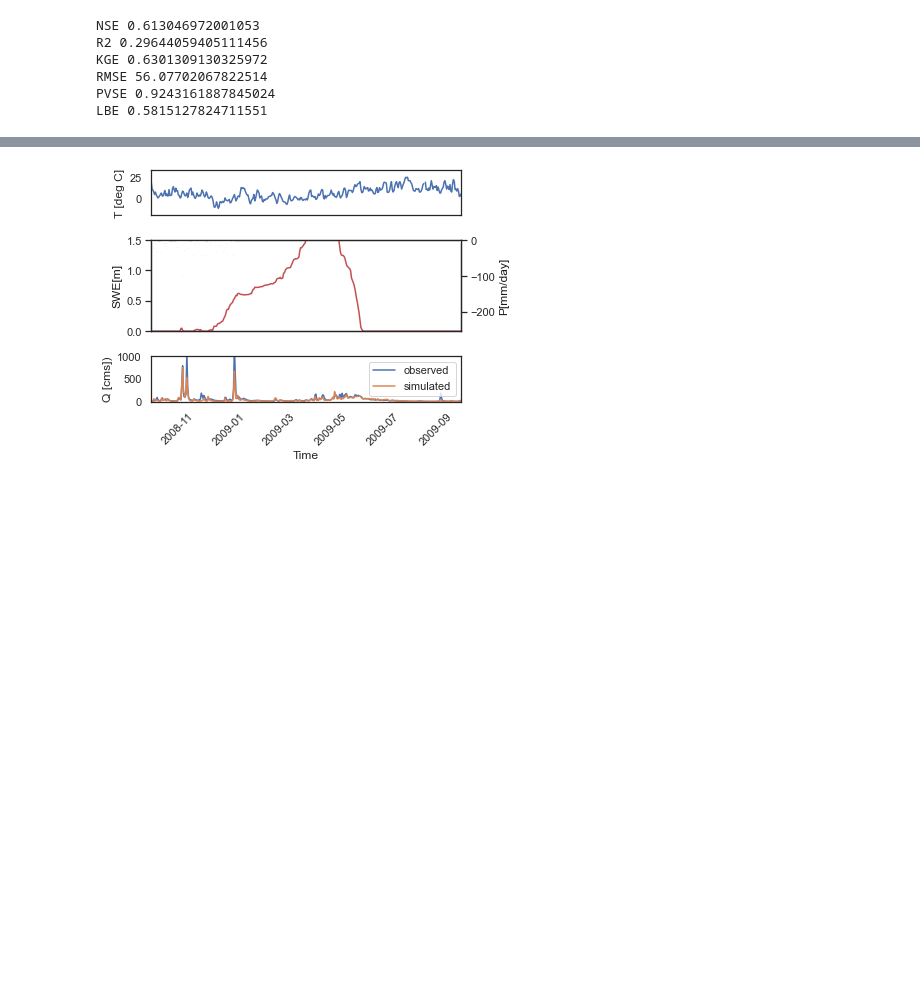
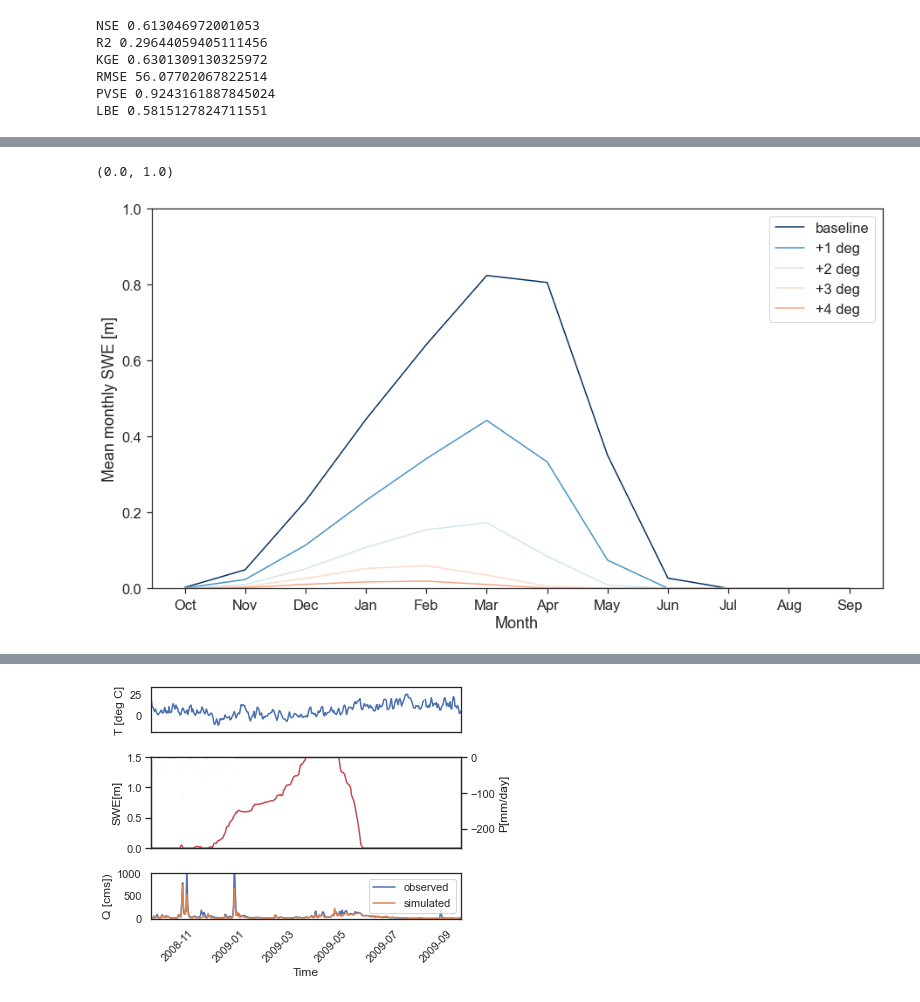
Before and after one commit to NCristea/Snow_SCL, a Jupyter notebook: plots_for_manuscript_final.ipynb, the cells around one changed output, grey strips where cells are left out. Drawn from its saved outputs; the diff is of its cells as text; code cells hidden in the pictures; blank space fills up the shorter version.

```diff
--- a/plots_for_manuscript_final.ipynb
+++ b/plots_for_manuscript_final.ipynb
@@ -244,0 +229,68 @@ sns.set_style("white")
+# %%
+#plot SWE from different model runs - sensitivity to warming
+
+sns.set_context("paper")
+sns.set(font_scale=1.5)
+#sns.set_style("whitegrid")
+sns.set_style("white")
+sns.set_style("ticks")
+pebble   = ['#053061','#2166ac','#4393c3','#92c5de','#d1e5f0','#fddbc7','#f4a582','#d6604d','#b2182b','#67001f']
+
+
+period_all_model_monthly_mean_bs_ = df_model_data_Skookum_prism_delta_05.loc['1995-10-01':'2020-09-30']
+period_all_model_monthly_mean_1deg_ = df_model_data_Skookum_prism_delta_05_1deg.loc['1995-10-01':'2020-09-30']
+period_all_model_monthly_mean_2deg_ = df_model_data_Skookum_prism_delta_05_2deg.loc['1995-10-01':'2020-09-30']
+period_all_model_monthly_mean_3deg_ = df_model_data_Skookum_prism_delta_05_3deg.loc['1995-10-01':'2020-09-30']
+period_all_model_monthly_mean_4deg_ = df_model_data_Skookum_prism_delta_05_4deg.loc['1995-10-01':'2020-09-30']
+
+period_all_obs = df_snotel_Skookum.loc['1981-10-01':'2020-09-30']
+period_all_obs_monthly_mean = period_all_obs.groupby(period_all_obs.index.month).mean()
+
+period_all_model_monthly_mean_bs = period_all_model_monthly_mean_bs_.groupby(period_all_model_monthly_mean_bs_.index.month).mean()
+period_all_model_monthly_mean_1deg = period_all_model_monthly_mean_1deg_.groupby(period_all_model_monthly_mean_1deg_.index.month).mean()
+period_all_model_monthly_mean_2deg = period_all_model_monthly_mean_2deg_.groupby(period_all_model_monthly_mean_2deg_.index.month).mean()
+period_all_model_monthly_mean_3deg = period_all_model_monthly_mean_3deg_.groupby(period_all_model_monthly_mean_3deg_.index.month).mean()
+period_all_model_monthly_mean_4deg = period_all_model_monthly_mean_4deg_.groupby(period_all_model_monthly_mean_4deg_.index.month).mean()
+
+def month_wy_for_plotting(calendar_monthly_mean):
+    temp = calendar_monthly_mean.loc[10:12]
+    model_monthly_mean_plot = pd.concat([temp, calendar_monthly_mean]).reset_index(drop = True)
+    model_monthly_mean_plot.drop(model_monthly_mean_plot.tail(3).index, inplace = True)
+    return model_monthly_mean_plot
+
+period_all_model_monthly_mean_plot_bs = month_wy_for_plotting(period_all_model_monthly_mean_bs)
+period_all_model_monthly_mean_plot_1deg = month_wy_for_plotting(period_all_model_monthly_mean_1deg)
+period_all_model_monthly_mean_plot_2deg = month_wy_for_plotting(period_all_model_monthly_mean_2deg)
+period_all_model_monthly_mean_plot_3deg = month_wy_for_plotting(period_all_model_monthly_mean_3deg)
+period_all_model_monthly_mean_plot_4deg = month_wy_for_plotting(period_all_model_monthly_mean_4deg)
+period_all_model_monthly_mean_plot_bs["Month"] =['Oct', 'Nov', 'Dec', 'Jan', 'Feb', 'Mar', 'Apr', 'May', 'Jun', 'Jul', 'Aug', 'Sep']
+period_all_model_monthly_mean_plot_1deg["Month"] =['Oct', 'Nov', 'Dec', 'Jan', 'Feb', 'Mar', 'Apr', 'May', 'Jun', 'Jul', 'Aug', 'Sep']
+period_all_model_monthly_mean_plot_2deg["Month"] =['Oct', 'Nov', 'Dec', 'Jan', 'Feb', 'Mar', 'Apr', 'May', 'Jun', 'Jul', 'Aug', 'Sep']
+period_all_model_monthly_mean_plot_3deg["Month"] =['Oct', 'Nov', 'Dec', 'Jan', 'Feb', 'Mar', 'Apr', 'May', 'Jun', 'Jul', 'Aug', 'Sep']
+period_all_model_monthly_mean_plot_4deg["Month"] =['Oct', 'Nov', 'Dec', 'Jan', 'Feb', 'Mar', 'Apr', 'May', 'Jun', 'Jul', 'Aug', 'Sep']
+
+period_all_obs_monthly_mean_plot = month_wy_for_plotting(period_all_obs_monthly_mean)
+
+period_all_obs_monthly_mean_plot["Month"] =['Oct', 'Nov', 'Dec', 'Jan', 'Feb', 'Mar', 'Apr', 'May', 'Jun', 'Jul', 'Aug', 'Sep']
+
+f, axes = plt.subplots(1, 1, figsize=(15, 8))
+sns.set_theme(style='white', font_scale=1.5)
+blue    = ['#023858', '#045a8d', '#0570b0', '#3690c0', '#74a9cf', '#a6bddb', '#d0d1e6', '#ece7f2', '#fff7fb']
+
+#fig.tight_layout(h_pad=5, w_pad=5)
+#plt.subplots_adjust(hspace=0.2, wspace=0)
+#sns.lineplot(x='time', y = 'SWE_m', label = 'observed', data = df_snotel_Skookum, ax=axes)
+#sns.lineplot(x='datetime', y = 'SWE_m', label = 'simulated baseline', data = df_model_data_Skookum_99, ax=axes)
+sns.lineplot(x='Month', y = 'SWE_m', label = 'baseline', data = period_all_model_monthly_mean_plot_bs, color = pebble[0], ax=axes)
+sns.lineplot(x='Month', y = 'SWE_m', label = '+1 deg', data = period_all_model_monthly_mean_plot_1deg, color = pebble[2], ax=axes)
+sns.lineplot(x='Month', y = 'SWE_m', label = '+2 deg', data = period_all_model_monthly_mean_plot_2deg, color = pebble[4], ax=axes)
+sns.lineplot(x='Month', y = 'SWE_m', label = '+3 deg', data = period_all_model_monthly_mean_plot_3deg, color = pebble[5], ax=axes)
+sns.lineplot(x='Month', y = 'SWE_m', label = '+4 deg', data = period_all_model_monthly_mean_plot_4deg, color = pebble[6], ax=axes)
+#sns.lineplot(x='Month', y = 'SWE_m', label = 'historic', data = period_all_obs_monthly_mean_plot, color = 'r', ax=axes)
+#axes.set_xlim([datetime(1996, 1, 21), datetime(2018, 12, 1)])
+axes.set_ylabel('Mean monthly SWE [m]')
+axes.set_ylim([0, 1])
+#sns.move_legend(ax, "upper left", bbox_to_anchor=(1, 1))
+# %% [output]
+(0.0, 1.0)
+[figure, added]
```
Also changed, not shown: parts of 9 cells of this notebook, 3 other files.
